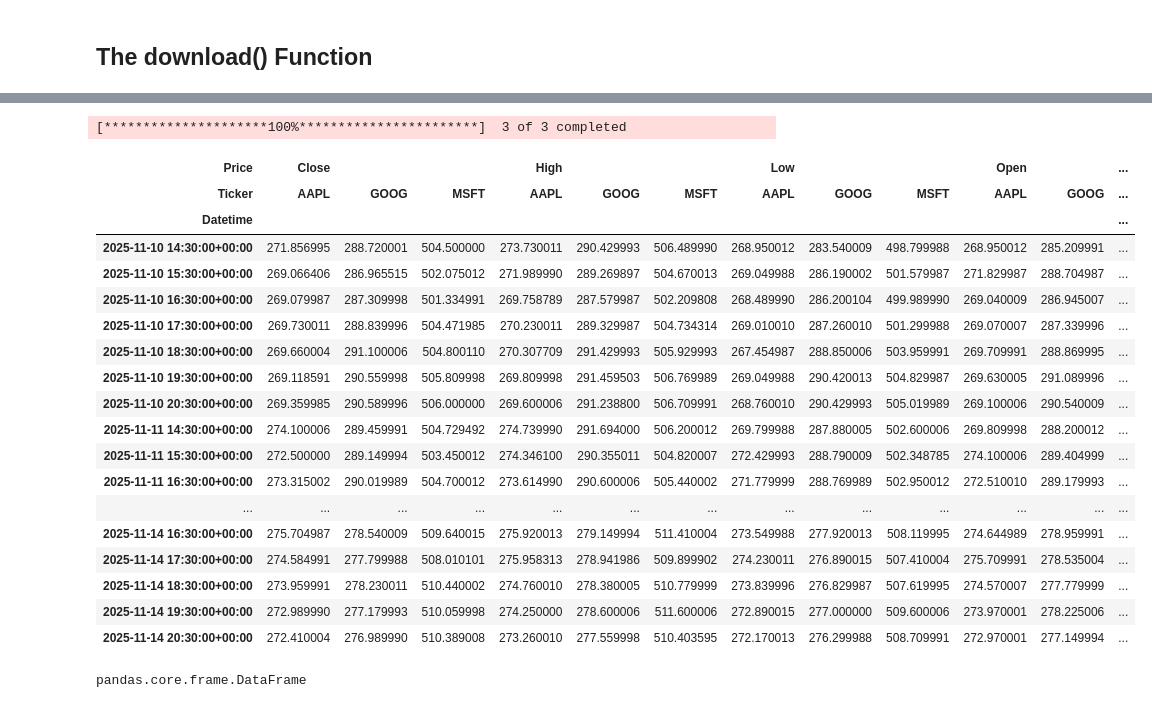
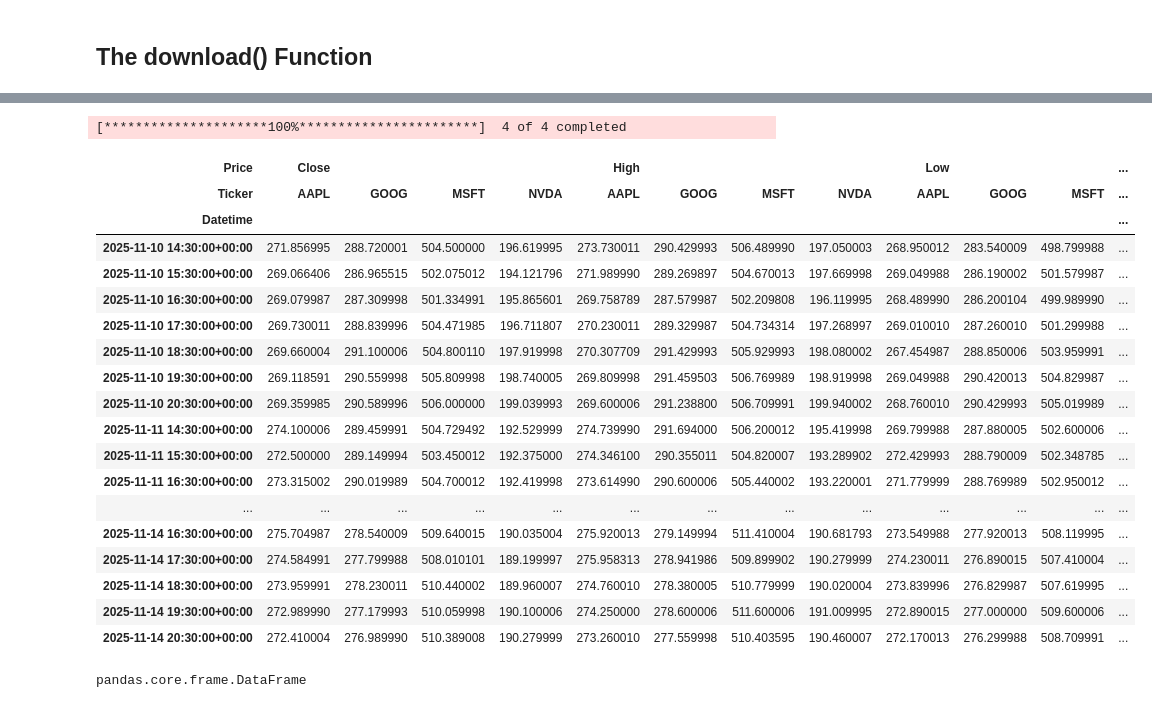
Before and after one commit to Glogover/computer-infrastructure, a Jupyter notebook: roughwork/yfinance.ipynb, the cells around one changed output, grey strips where cells are left out. Cells and saved outputs as stored; diff of their text form; code cells hidden in the pictures.

```diff
--- a/roughwork/yfinance.ipynb
+++ b/roughwork/yfinance.ipynb
@@ -222,30 +223,30 @@ df
 # %%
 # Get data
-df = yf.download(['MSFT', 'AAPL', 'GOOG'], period='5d', interval='1h')
+df = yf.download(['MSFT', 'AAPL', 'GOOG', 'NVDA'], period='5d', interval='1h')
 
 # Show
 df
 # %% [output]
-[*********************100%***********************]  3 of 3 completed
+[*********************100%***********************]  4 of 4 completed
-| Price | Close |  |  | High |  |  | Low |  |  | Open |  | ... |
-| Ticker | AAPL | GOOG | MSFT | AAPL | GOOG | MSFT | AAPL | GOOG | MSFT | AAPL | GOOG | ... |
+| Price | Close |  |  |  | High |  |  |  | Low |  |  | ... |
+| Ticker | AAPL | GOOG | MSFT | NVDA | AAPL | GOOG | MSFT | NVDA | AAPL | GOOG | MSFT | ... |
 | Datetime |  |  |  |  |  |  |  |  |  |  |  | ... |
-| 2025-11-10 14:30:00+00:00 | 271.856995 | 288.720001 | 504.500000 | 273.730011 | 290.429993 | 506.489990 | 268.950012 | 283.540009 | 498.799988 | 268.950012 | 285.209991 | ... |
-| 2025-11-10 15:30:00+00:00 | 269.066406 | 286.965515 | 502.075012 | 271.989990 | 289.269897 | 504.670013 | 269.049988 | 286.190002 | 501.579987 | 271.829987 | 288.704987 | ... |
-| 2025-11-10 16:30:00+00:00 | 269.079987 | 287.309998 | 501.334991 | 269.758789 | 287.579987 | 502.209808 | 268.489990 | 286.200104 | 499.989990 | 269.040009 | 286.945007 | ... |
-| 2025-11-10 17:30:00+00:00 | 269.730011 | 288.839996 | 504.471985 | 270.230011 | 289.329987 | 504.734314 | 269.010010 | 287.260010 | 501.299988 | 269.070007 | 287.339996 | ... |
-| 2025-11-10 18:30:00+00:00 | 269.660004 | 291.100006 | 504.800110 | 270.307709 | 291.429993 | 505.929993 | 267.454987 | 288.850006 | 503.959991 | 269.709991 | 288.869995 | ... |
-| 2025-11-10 19:30:00+00:00 | 269.118591 | 290.559998 | 505.809998 | 269.809998 | 291.459503 | 506.769989 | 269.049988 | 290.420013 | 504.829987 | 269.630005 | 291.089996 | ... |
-| 2025-11-10 20:30:00+00:00 | 269.359985 | 290.589996 | 506.000000 | 269.600006 | 291.238800 | 506.709991 | 268.760010 | 290.429993 | 505.019989 | 269.100006 | 290.540009 | ... |
-| 2025-11-11 14:30:00+00:00 | 274.100006 | 289.459991 | 504.729492 | 274.739990 | 291.694000 | 506.200012 | 269.799988 | 287.880005 | 502.600006 | 269.809998 | 288.200012 | ... |
-| 2025-11-11 15:30:00+00:00 | 272.500000 | 289.149994 | 503.450012 | 274.346100 | 290.355011 | 504.820007 | 272.429993 | 288.790009 | 502.348785 | 274.100006 | 289.404999 | ... |
-| 2025-11-11 16:30:00+00:00 | 273.315002 | 290.019989 | 504.700012 | 273.614990 | 290.600006 | 505.440002 | 271.779999 | 288.769989 | 502.950012 | 272.510010 | 289.179993 | ... |
+| 2025-11-10 14:30:00+00:00 | 271.856995 | 288.720001 | 504.500000 | 196.619995 | 273.730011 | 290.429993 | 506.489990 | 197.050003 | 268.950012 | 283.540009 | 498.799988 | ... |
+| 2025-11-10 15:30:00+00:00 | 269.066406 | 286.965515 | 502.075012 | 194.121796 | 271.989990 | 289.269897 | 504.670013 | 197.669998 | 269.049988 | 286.190002 | 501.579987 | ... |
+| 2025-11-10 16:30:00+00:00 | 269.079987 | 287.309998 | 501.334991 | 195.865601 | 269.758789 | 287.579987 | 502.209808 | 196.119995 | 268.489990 | 286.200104 | 499.989990 | ... |
+| 2025-11-10 17:30:00+00:00 | 269.730011 | 288.839996 | 504.471985 | 196.711807 | 270.230011 | 289.329987 | 504.734314 | 197.268997 | 269.010010 | 287.260010 | 501.299988 | ... |
+| 2025-11-10 18:30:00+00:00 | 269.660004 | 291.100006 | 504.800110 | 197.919998 | 270.307709 | 291.429993 | 505.929993 | 198.080002 | 267.454987 | 288.850006 | 503.959991 | ... |
+| 2025-11-10 19:30:00+00:00 | 269.118591 | 290.559998 | 505.809998 | 198.740005 | 269.809998 | 291.459503 | 506.769989 | 198.919998 | 269.049988 | 290.420013 | 504.829987 | ... |
+| 2025-11-10 20:30:00+00:00 | 269.359985 | 290.589996 | 506.000000 | 199.039993 | 269.600006 | 291.238800 | 506.709991 | 199.940002 | 268.760010 | 290.429993 | 505.019989 | ... |
+| 2025-11-11 14:30:00+00:00 | 274.100006 | 289.459991 | 504.729492 | 192.529999 | 274.739990 | 291.694000 | 506.200012 | 195.419998 | 269.799988 | 287.880005 | 502.600006 | ... |
+| 2025-11-11 15:30:00+00:00 | 272.500000 | 289.149994 | 503.450012 | 192.375000 | 274.346100 | 290.355011 | 504.820007 | 193.289902 | 272.429993 | 288.790009 | 502.348785 | ... |
+| 2025-11-11 16:30:00+00:00 | 273.315002 | 290.019989 | 504.700012 | 192.419998 | 273.614990 | 290.600006 | 505.440002 | 193.220001 | 271.779999 | 288.769989 | 502.950012 | ... |
 | ... | ... | ... | ... | ... | ... | ... | ... | ... | ... | ... | ... | ... |
-| 2025-11-14 16:30:00+00:00 | 275.704987 | 278.540009 | 509.640015 | 275.920013 | 279.149994 | 511.410004 | 273.549988 | 277.920013 | 508.119995 | 274.644989 | 278.959991 | ... |
-| 2025-11-14 17:30:00+00:00 | 274.584991 | 277.799988 | 508.010101 | 275.958313 | 278.941986 | 509.899902 | 274.230011 | 276.890015 | 507.410004 | 275.709991 | 278.535004 | ... |
-| 2025-11-14 18:30:00+00:00 | 273.959991 | 278.230011 | 510.440002 | 274.760010 | 278.380005 | 510.779999 | 273.839996 | 276.829987 | 507.619995 | 274.570007 | 277.779999 | ... |
-| 2025-11-14 19:30:00+00:00 | 272.989990 | 277.179993 | 510.059998 | 274.250000 | 278.600006 | 511.600006 | 272.890015 | 277.000000 | 509.600006 | 273.970001 | 278.225006 | ... |
-| 2025-11-14 20:30:00+00:00 | 272.410004 | 276.989990 | 510.389008 | 273.260010 | 277.559998 | 510.403595 | 272.170013 | 276.299988 | 508.709991 | 272.970001 | 277.149994 | ... |
+| 2025-11-14 16:30:00+00:00 | 275.704987 | 278.540009 | 509.640015 | 190.035004 | 275.920013 | 279.149994 | 511.410004 | 190.681793 | 273.549988 | 277.920013 | 508.119995 | ... |
+| 2025-11-14 17:30:00+00:00 | 274.584991 | 277.799988 | 508.010101 | 189.199997 | 275.958313 | 278.941986 | 509.899902 | 190.279999 | 274.230011 | 276.890015 | 507.410004 | ... |
+| 2025-11-14 18:30:00+00:00 | 273.959991 | 278.230011 | 510.440002 | 189.960007 | 274.760010 | 278.380005 | 510.779999 | 190.020004 | 273.839996 | 276.829987 | 507.619995 | ... |
+| 2025-11-14 19:30:00+00:00 | 272.989990 | 277.179993 | 510.059998 | 190.100006 | 274.250000 | 278.600006 | 511.600006 | 191.009995 | 272.890015 | 277.000000 | 509.600006 | ... |
+| 2025-11-14 20:30:00+00:00 | 272.410004 | 276.989990 | 510.389008 | 190.279999 | 273.260010 | 277.559998 | 510.403595 | 190.460007 | 272.170013 | 276.299988 | 508.709991 | ... |
 # %%
 # Show the type of the DataFrame.
 type(df)
```
Also changed, not shown: parts of 20 cells of this notebook, 2 other files.
